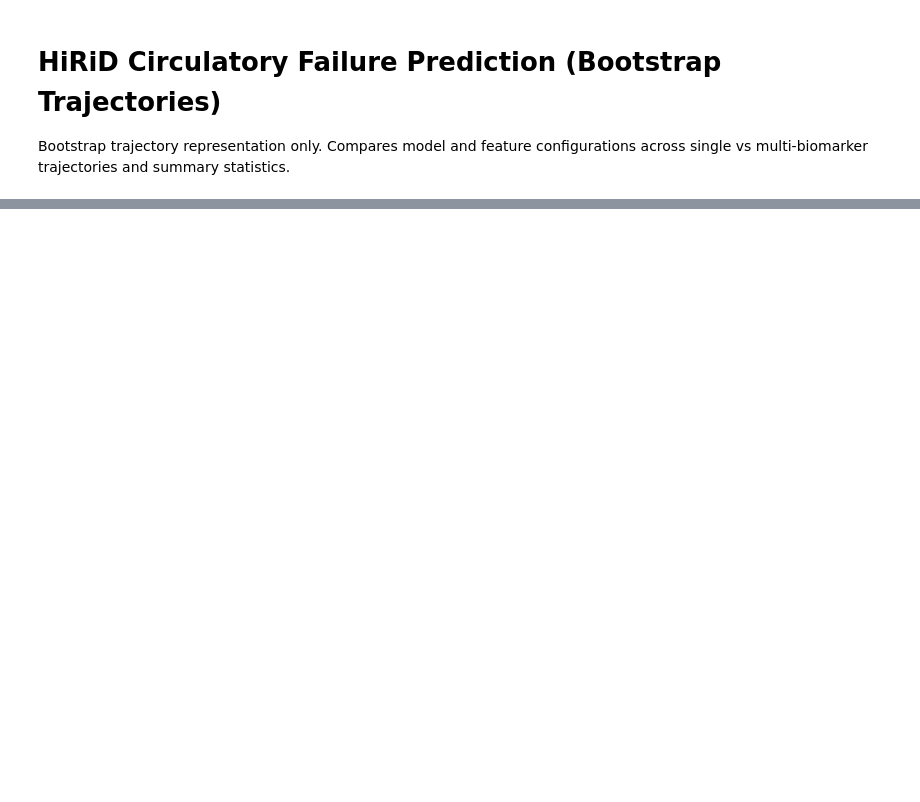
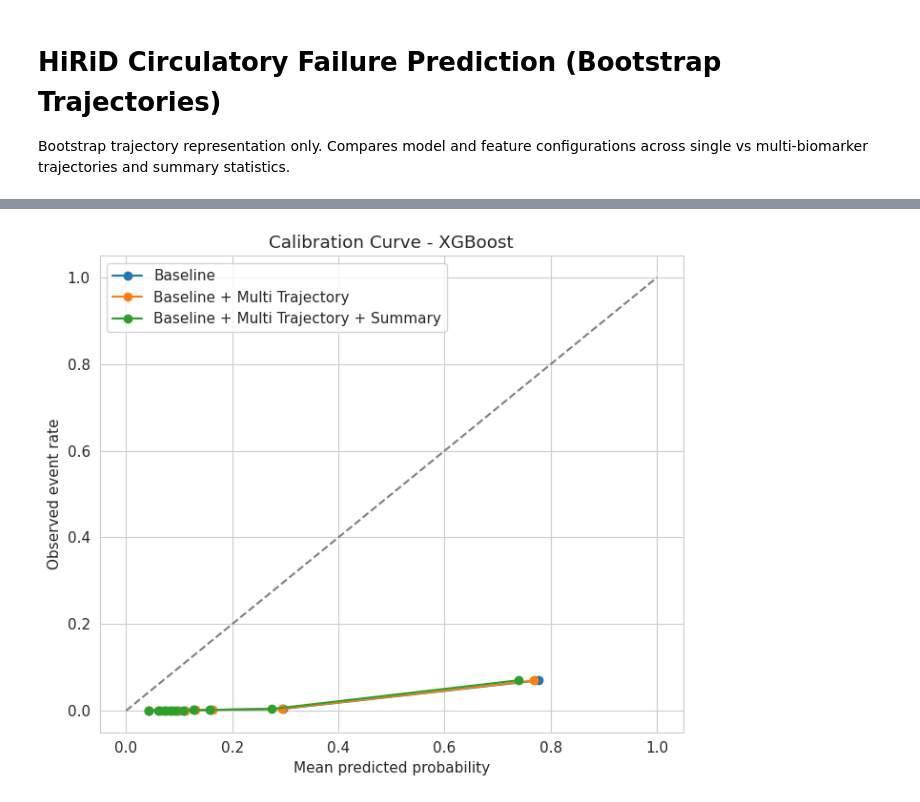
Before and after one commit to tw2067/trajectory-modeling, a Jupyter notebook: scripts/notebooks/hirid/circulatory_failure_analysis.ipynb, the cells around one changed output, grey strips where cells are left out. Cells and saved outputs as stored; diff of their text form; code cells hidden in the pictures; blank space fills up the shorter version.

```diff
--- a/scripts/notebooks/hirid/circulatory_failure_analysis.ipynb
+++ b/scripts/notebooks/hirid/circulatory_failure_analysis.ipynb
@@ -312,15 +623,9 @@ print('✓ Finished model comparisons')
 # %%
-summary_rows = []
-for model_name in models_to_evaluate.keys():
-    for name, metrics in results[model_name].items():
-        summary_rows.append({
-            'Model': model_name,
-            'Feature Set': name,
-            'ROC-AUC': np.mean(metrics['roc_auc']),
-            'ROC-AUC std': np.std(metrics['roc_auc']),
-            'AUPR': np.mean(metrics['avg_precision']),
-            'AUPR std': np.std(metrics['avg_precision'])
-        })
+summary_view = summary_df.sort_values(['Model', 'ROC_AUC_mean'], ascending=[True, False]).copy()
+delta_view = delta_summary_df.sort_values(['Model', 'Delta_ROC_AUC_mean'], ascending=[True, False]).copy()
 
-summary_df = pd.DataFrame(summary_rows).sort_values(['Model', 'ROC-AUC'], ascending=[True, False])
-summary_df.head(20)
+print('Top absolute performance by model:')
+display(summary_view.groupby('Model', group_keys=False).head(7))
+
+print('Top incremental gain vs Baseline by model:')
+display(delta_view.groupby('Model', group_keys=False).head(7))
@@ -326,0 +753,69 @@ summary_df.head(20)
+# %%
+# Calibration and threshold utility (for selected feature sets)
+if pred_df.empty:
+    print('No prediction rows available for calibration analysis.')
+else:
+    cal_rows = []
+    threshold_rows = []
+
+    for (model_name, feature_set_name), g in pred_df.groupby(['Model', 'Feature Set']):
+        y_true = g['y_true'].values.astype(int)
+        y_pred = g['y_pred'].values.astype(float)
+
+        brier = brier_score_loss(y_true, y_pred)
+        cal_rows.append({
+            'Model': model_name,
+            'Feature Set': feature_set_name,
+            'Brier': brier,
+            'Prevalence': float(y_true.mean()),
+            'n': int(len(g)),
+        })
+
+        for thr in [0.10, 0.20, 0.30]:
+            y_hat = (y_pred >= thr).astype(int)
+            tp = int(((y_hat == 1) & (y_true == 1)).sum())
+            fp = int(((y_hat == 1) & (y_true == 0)).sum())
+            fn = int(((y_hat == 0) & (y_true == 1)).sum())
+            tn = int(((y_hat == 0) & (y_true == 0)).sum())
+
+            sens = tp / max(tp + fn, 1)
+            spec = tn / max(tn + fp, 1)
+            ppv = tp / max(tp + fp, 1)
+            npv = tn / max(tn + fn, 1)
+
+            threshold_rows.append({
+                'Model': model_name,
+                'Feature Set': feature_set_name,
+                'threshold': thr,
+                'Sensitivity': sens,
+                'Specificity': spec,
+                'PPV': ppv,
+                'NPV': npv,
+            })
+
+    calibration_summary_df = pd.DataFrame(cal_rows).sort_values(['Model', 'Brier'])
+    threshold_summary_df = pd.DataFrame(threshold_rows)
+
+    print('Calibration summary (lower Brier is better):')
+    display(calibration_summary_df)
+
+    print('Threshold utility summary:')
+    display(threshold_summary_df.head(30))
+
+    # Reliability plots
+    for model_name in pred_df['Model'].unique():
+        plt.figure(figsize=(7, 6))
+        model_sub = pred_df[pred_df['Model'] == model_name]
+        for feature_set_name in sorted(model_sub['Feature Set'].unique()):
+            g = model_sub[model_sub['Feature Set'] == feature_set_name]
+            frac_pos, mean_pred = calibration_curve(g['y_true'], g['y_pred'], n_bins=10, strategy='quantile')
+            plt.plot(mean_pred, frac_pos, marker='o', label=feature_set_name)
+
+        plt.plot([0, 1], [0, 1], linestyle='--', color='gray')
+        plt.title(f'Calibration Curve - {model_name}')
+        plt.xlabel('Mean predicted probability')
+        plt.ylabel('Observed event rate')
+        plt.legend(loc='best')
+        plt.tight_layout()
+        plt.show()
+# %% [output]
@@ -326,0 +854 @@ summary_df.head(20)
+[figure, added]
```
Also changed, not shown: parts of 12 cells of this notebook, 11 other files.
